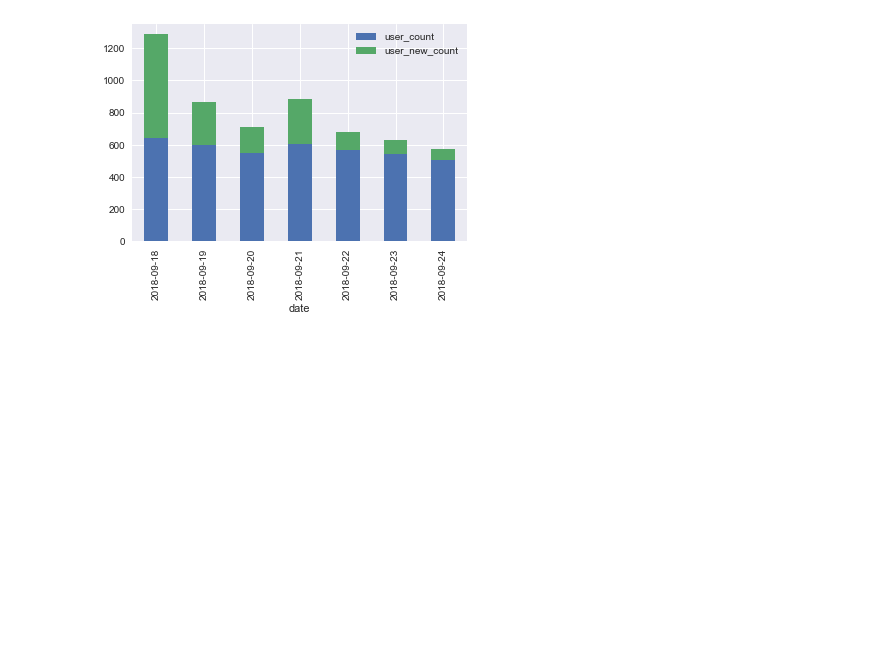
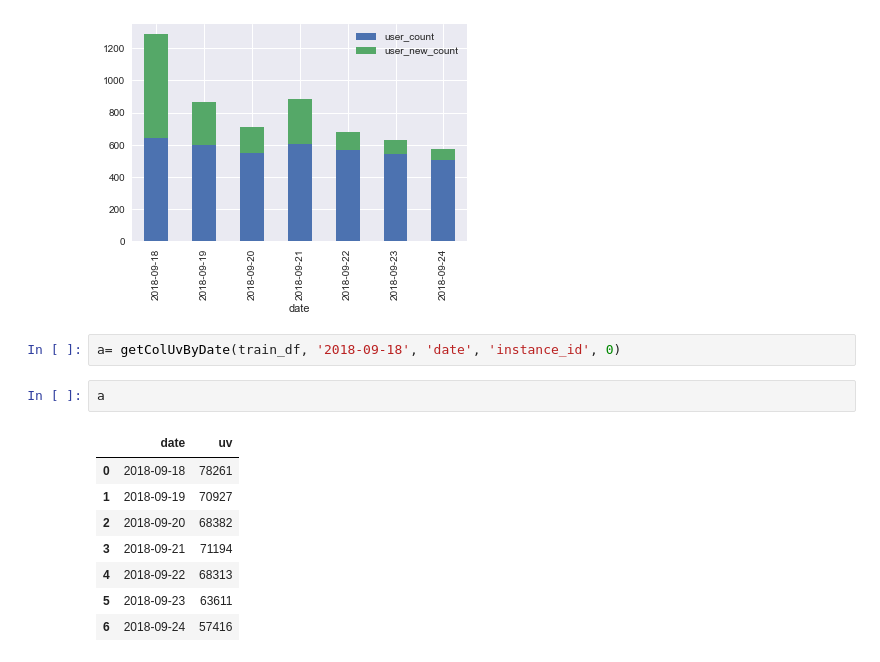
Before and after one commit to secrettianchigroup/SecretTianchiProject, a Jupyter notebook: data_peek.ipynb, the cells around one changed output. Cells and saved outputs as stored; diff of their text form; blank space fills up the shorter version.

```diff
--- a/data_peek.ipynb
+++ b/data_peek.ipynb
@@ -304,3 +344,16 @@ printBarStack(user_id_sin2, user_id_acc2, 'user_count', 'user_new_count')
 # %% [output]
 [figure]
 [figure]
+# %%
+a= getColUvByDate(train_df, '2018-09-18', 'date', 'instance_id', 0)
+# %%
+a
+# %% [output]
+|  | date | uv |
+| 0 | 2018-09-18 | 78261 |
+| 1 | 2018-09-19 | 70927 |
+| 2 | 2018-09-20 | 68382 |
+| 3 | 2018-09-21 | 71194 |
+| 4 | 2018-09-22 | 68313 |
+| 5 | 2018-09-23 | 63611 |
+| 6 | 2018-09-24 | 57416 |
```
Also changed, not shown: parts of 10 cells of this notebook, 2 other files.
